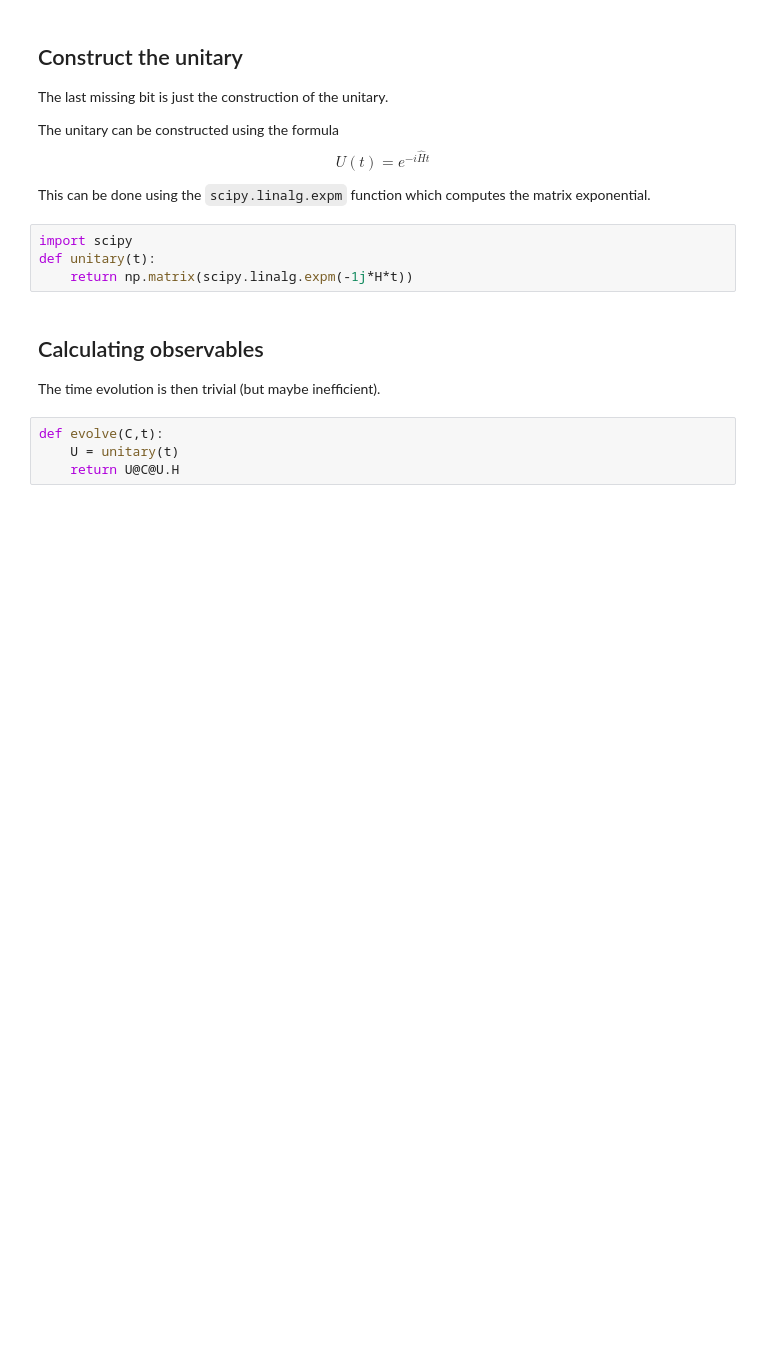
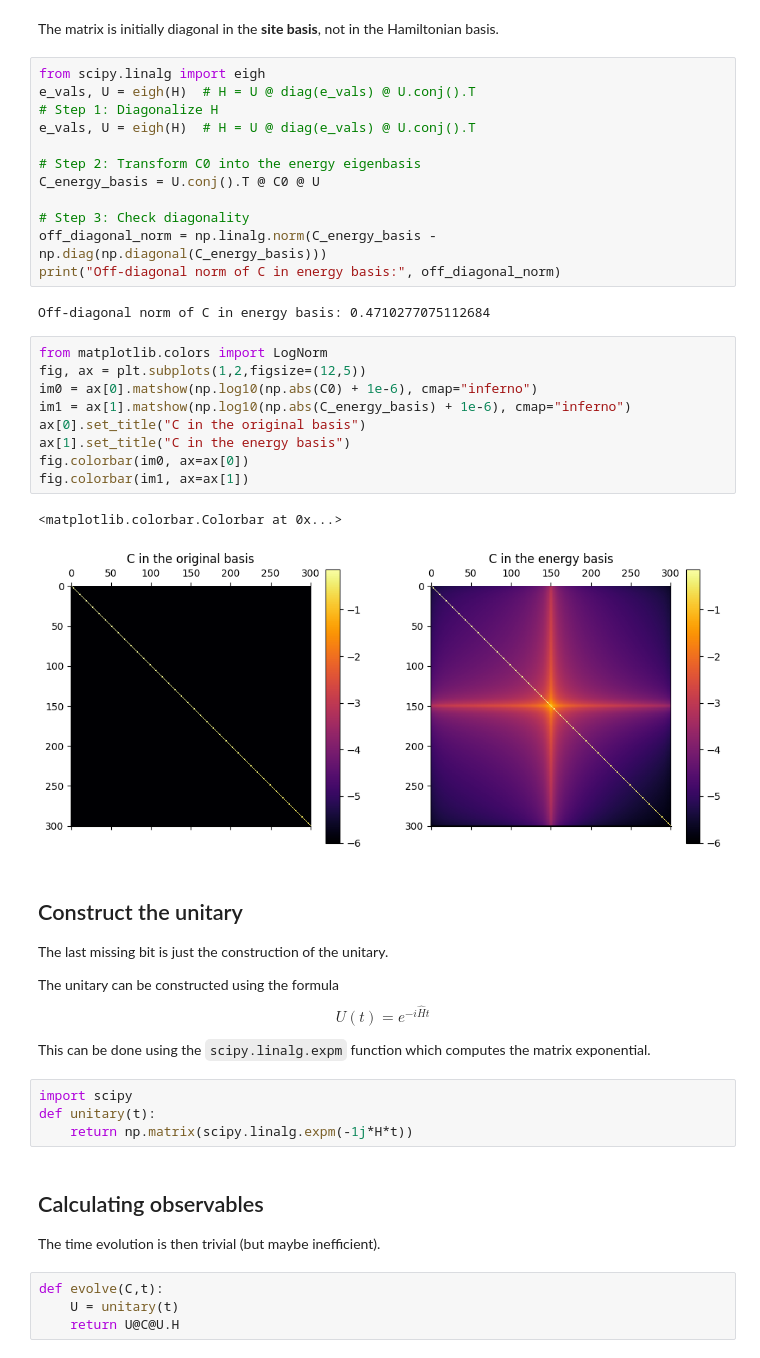
Before and after one commit to FTurci/AgeingManyBodyQuantumSys, a Jupyter notebook: basic-1site-bath.ipynb, the cells around one changed output. Saved outputs shown, nothing was run; the diff lists cells and outputs as text; blank space fills up the shorter version.

```diff
--- a/basic-1site-bath.ipynb
+++ b/basic-1site-bath.ipynb
@@ -152,5 +153,33 @@ array([[0.        +0.j, 0.        +0.j, 0.        +0.j, ...,
        [0.        +0.j, 0.        +0.j, 0.        +0.j, ...,
         0.        +0.j, 0.        +0.j, 0.26894142+0.j]])
+# %% [markdown]
+The matrix is initially diagonal in the **site basis**, not in the Hamiltonian basis.
+# %%
+from scipy.linalg import eigh
+e_vals, U = eigh(H)  # H = U @ diag(e_vals) @ U.conj().T
+# Step 1: Diagonalize H
+e_vals, U = eigh(H)  # H = U @ diag(e_vals) @ U.conj().T
+
+# Step 2: Transform C0 into the energy eigenbasis
+C_energy_basis = U.conj().T @ C0 @ U
+
+# Step 3: Check diagonality
+off_diagonal_norm = np.linalg.norm(C_energy_basis - np.diag(np.diagonal(C_energy_basis)))
+print("Off-diagonal norm of C in energy basis:", off_diagonal_norm)
+# %% [output]
+Off-diagonal norm of C in energy basis: 0.4710277075112684
+# %%
+from matplotlib.colors import LogNorm
+fig, ax = plt.subplots(1,2,figsize=(12,5))
+im0 = ax[0].matshow(np.log10(np.abs(C0) + 1e-6), cmap="inferno")
+im1 = ax[1].matshow(np.log10(np.abs(C_energy_basis) + 1e-6), cmap="inferno")
+ax[0].set_title("C in the original basis")
+ax[1].set_title("C in the energy basis")
+fig.colorbar(im0, ax=ax[0])
+fig.colorbar(im1, ax=ax[1])
+# %% [output]
+<matplotlib.colorbar.Colorbar at 0x...>
+[figure, added]
 # %% [markdown]
 ## Construct the unitary
 
```
Also changed, not shown: parts of 16 cells of this notebook, 31 other files.
